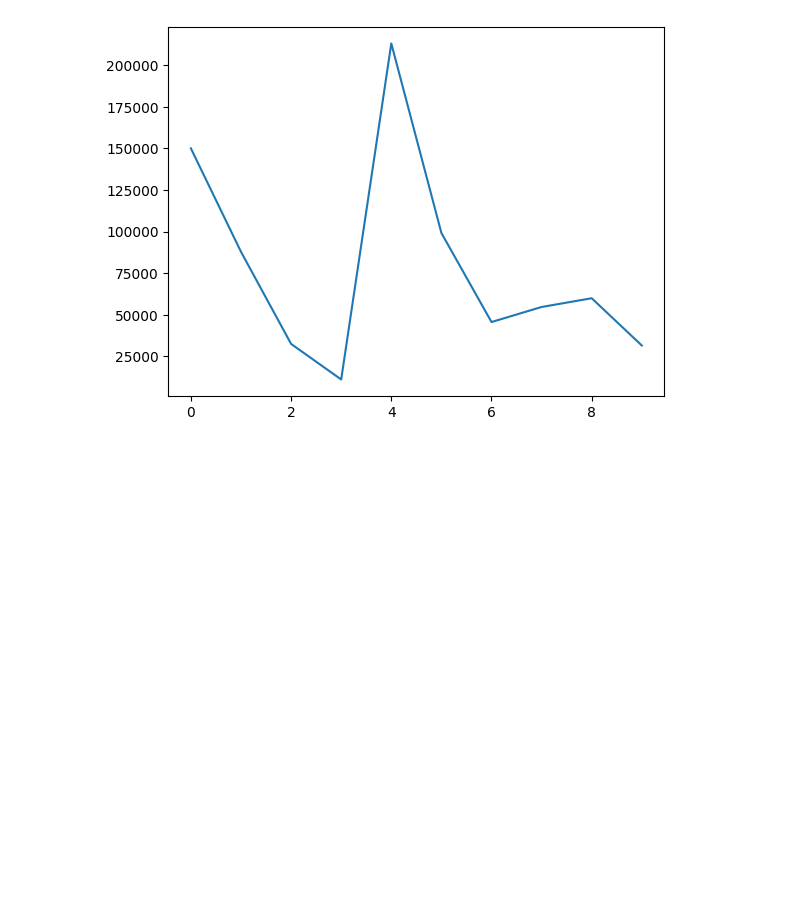
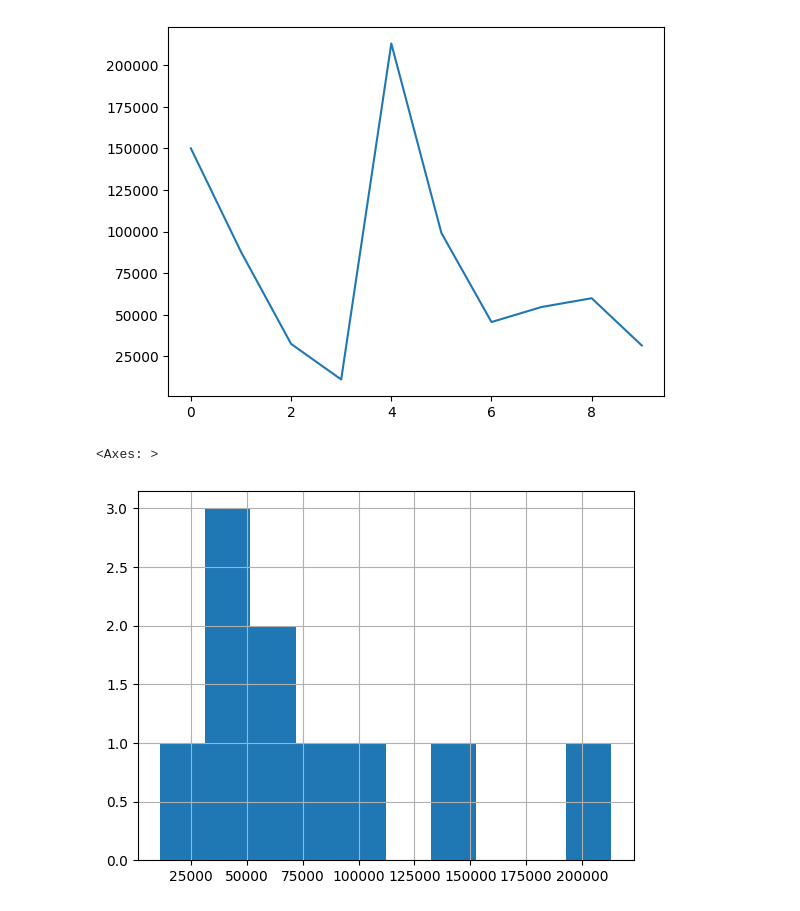
Before and after one commit to mrctln/dataScience_machineLearning, a Jupyter notebook: Part6_Pandas/main.ipynb, the cells around one changed output. Cells and saved outputs as stored; diff of their text form; code cells hidden in the pictures; blank space fills up the shorter version.

```diff
--- a/Part6_Pandas/main.ipynb
+++ b/Part6_Pandas/main.ipynb
@@ -166,3 +166,8 @@ car_sales["Odometer (KM)"].plot()
 # %% [output]
 <Axes: >
 [figure]
+# %%
+car_sales["Odometer (KM)"].hist()
+# %% [output]
+<Axes: >
+[figure, added]
```
Also changed, not shown: parts of 6 cells of this notebook, 1 other file.
